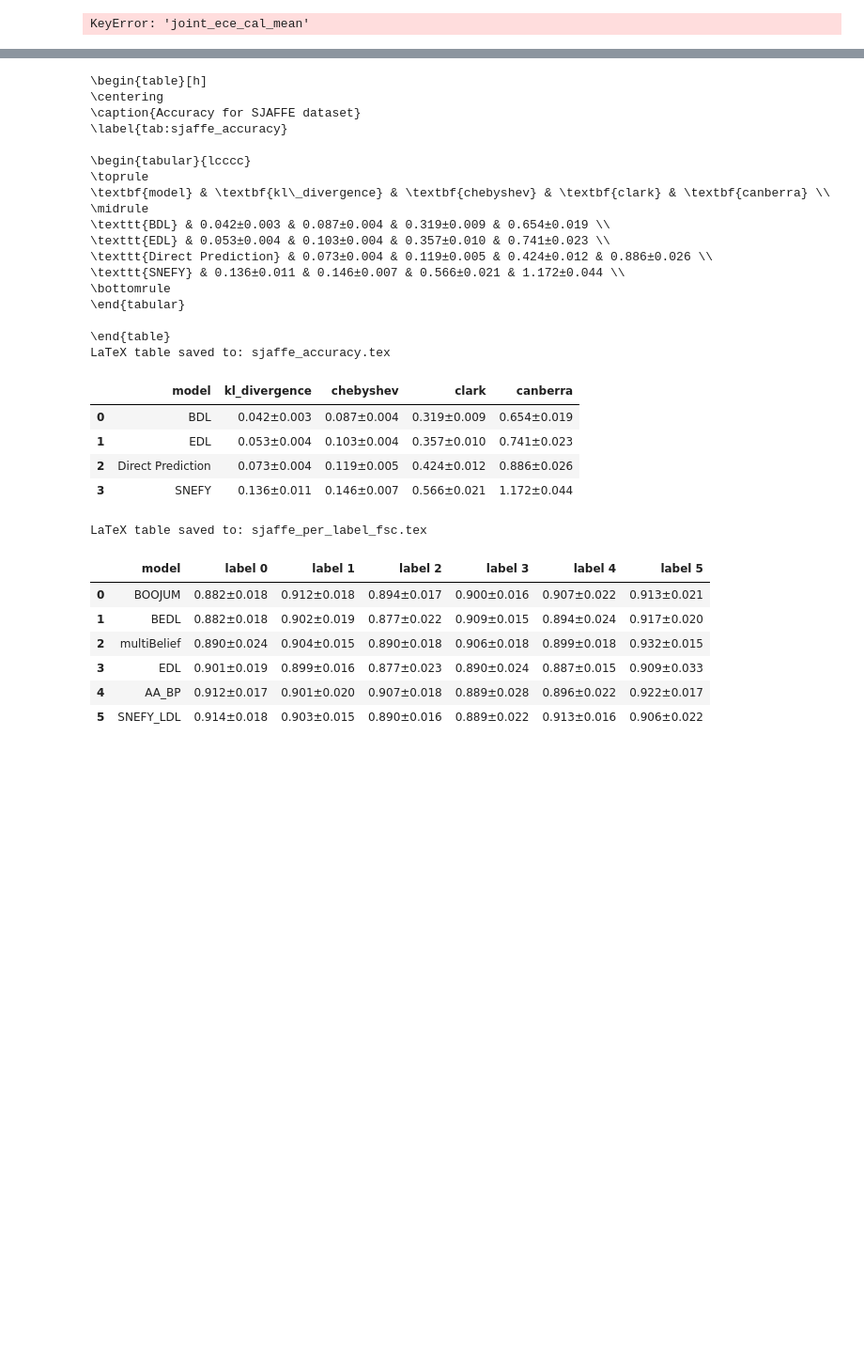
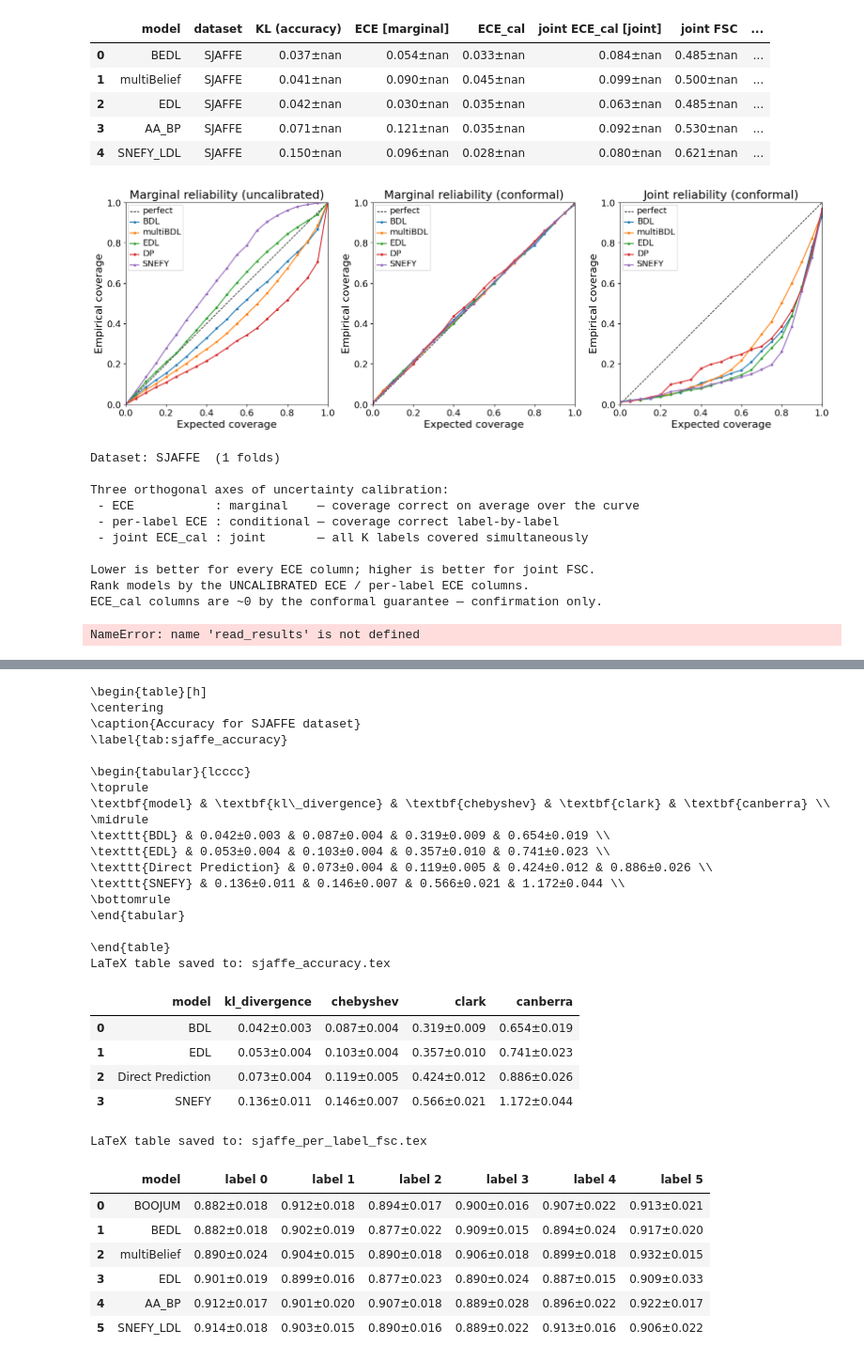
Before and after one commit to DuncanCSt/PyLDL, a Jupyter notebook: bedl_experiments/comparisons.ipynb, the cells around one changed output, grey strips where cells are left out. Shown at 94% size. Cells and saved outputs as stored; diff of their text form; code cells hidden in the pictures; blank space fills up the shorter version.

```diff
--- a/bedl_experiments/comparisons.ipynb
+++ b/bedl_experiments/comparisons.ipynb
@@ -23,8 +15,8 @@ W0000 00:00:1779480022.339460  885566 computation_placer.cc:177] computation pla
 # %%
-def combine_folds(model, dataset, metrics):
+def combine_folds(model, dataset, metrics, N_folds=10):
 
     records = []
-    for fold in list(range(10)):
+    for fold in list(range(N_folds)):
         results = read_results(model, dataset, fold)
         record = {
             'model': model,
@@ -61,12 +53,12 @@ def combine_folds(model, dataset, metrics):
     return combined
 
 def combine_metrics(models, datasets,
-                    metrics, compact=False):
+                    metrics, compact=False, N_folds=10):
 
     all_results = []
     for model in models:
         for dataset in datasets:
-            fold_results = combine_folds(model, dataset, metrics)
+            fold_results = combine_folds(model, dataset, metrics, N_folds)
             all_results.append(fold_results)
 
     df = pd.DataFrame.from_records(all_results)
@@ -290,7 +282,8 @@ import numpy as np
 import pandas as pd
 import matplotlib.pyplot as plt
 
-N_FOLDS = 10
+N_FOLDS = 1
+RENAME = {'BEDL': 'BDL', 'AA_BP': 'DP', 'multiBelief': 'multiBDL', 'SNEFY_LDL': 'SNEFY'}
 
 # ======================================================================
 # 1. Headline scalar calibration table  — combine_metrics handles this
@@ -298,7 +291,7 @@ N_FOLDS = 10
 # All scalar metrics: combine_metrics gives mean / _err / _std with proper
 # within+between-fold variance. metrics[0] must be scalar (it sorts on it).
 scalar_metrics = ['kl_divergence', 'ece', 'ece_cal', 'joint_ece_cal', 'joint_fsc']
-summary = combine_metrics(models, datasets, scalar_metrics, compact=True)
+summary = combine_metrics(models, datasets, scalar_metrics, compact=True, N_folds=N_FOLDS)
 
 # ----------------------------------------------------------------------
 # 1b. per-label ECE — combine_metrics EXPANDS list metrics into per-label
@@ -338,35 +331,63 @@ display(summary)
 #    into <metric>_<i> columns; reuse plot_marginal_coverage to draw them.
 # ======================================================================
 def reliability_df(curve_metric):
-    """combine_metrics frame for one per-level curve (kl_divergence sorts)."""
-    return combine_metrics(models, datasets,
-                           ['kl_divergence', curve_metric], compact=True)
+    df = combine_metrics(models, datasets, ['kl_divergence', curve_metric],
+                         compact=True)
+    df['model'] = df['model'].replace(RENAME)
+    return df
 
 fig, axes = plt.subplots(1, 3, figsize=(16, 5.2))
 plot_marginal_coverage(reliability_df('marginal_coverage'),
                        'marginal_coverage',     axes[0],
                        'Marginal reliability (uncalibrated)')
 plot_marginal_coverage(reliability_df('marginal_coverage_cal'),
                        'marginal_coverage_cal', axes[1],
                        'Marginal reliability (conformal)')
 plot_marginal_coverage(reliability_df('joint_coverage_cal'),
                        'joint_coverage_cal',    axes[2],
                        'Joint reliability (conformal)')
+# --- enlarge all plot text ---
 for a in fig.axes:
     a.set_ylabel('Empirical coverage')
+    a.title.set_fontsize(18)
+    a.xaxis.label.set_size(16)
+    a.yaxis.label.set_size(16)
+    a.tick_params(axis='both', labelsize=14)
+    leg = a.get_legend()
+    if leg is not None:
+        for txt in leg.get_texts():
+            txt.set_fontsize(13)
+
 plt.tight_layout()
 plt.show()
 
 # ======================================================================
 # 3. Narrative read-out
 # ======================================================================
 print(f"Dataset: {dataset}  ({N_FOLDS} folds)\n")
 print("Three orthogonal axes of uncertainty calibration:")
 print(" - ECE           : marginal    — coverage correct on average over the curve")
 print(" - per-label ECE : conditional — coverage correct label-by-label")
 print(" - joint ECE_cal : joint       — all K labels covered simultaneously")
 print("\nLower is better for every ECE column; higher is better for joint FSC.")
 print("Rank models by the UNCALIBRATED ECE / per-label ECE columns.")
 print("ECE_cal columns are ~0 by the conformal guarantee — confirmation only.")
 # %% [output]
+|  | model | dataset | KL (accuracy) | ECE [marginal] | ECE_cal | joint ECE_cal [joint] | joint FSC | ... |
+| 0 | BEDL | SJAFFE | 0.037±nan | 0.054±nan | 0.033±nan | 0.084±nan | 0.485±nan | ... |
+| 1 | multiBelief | SJAFFE | 0.041±nan | 0.090±nan | 0.045±nan | 0.099±nan | 0.500±nan | ... |
+| 2 | EDL | SJAFFE | 0.042±nan | 0.030±nan | 0.035±nan | 0.063±nan | 0.485±nan | ... |
+| 3 | AA_BP | SJAFFE | 0.071±nan | 0.121±nan | 0.035±nan | 0.092±nan | 0.530±nan | ... |
+| 4 | SNEFY_LDL | SJAFFE | 0.150±nan | 0.096±nan | 0.028±nan | 0.080±nan | 0.621±nan | ... |
+[figure, added]
-KeyError: 'joint_ece_cal_mean'
+Dataset: SJAFFE  (1 folds)
+
+Three orthogonal axes of uncertainty calibration:
+ - ECE           : marginal    — coverage correct on average over the curve
+ - per-label ECE : conditional — coverage correct label-by-label
+ - joint ECE_cal : joint       — all K labels covered simultaneously
+
+Lower is better for every ECE column; higher is better for joint FSC.
+Rank models by the UNCALIBRATED ECE / per-label ECE columns.
+ECE_cal columns are ~0 by the conformal guarantee — confirmation only.
+NameError: name 'read_results' is not defined
```
Also changed, not shown: parts of 5 cells of this notebook, 3 other files.
